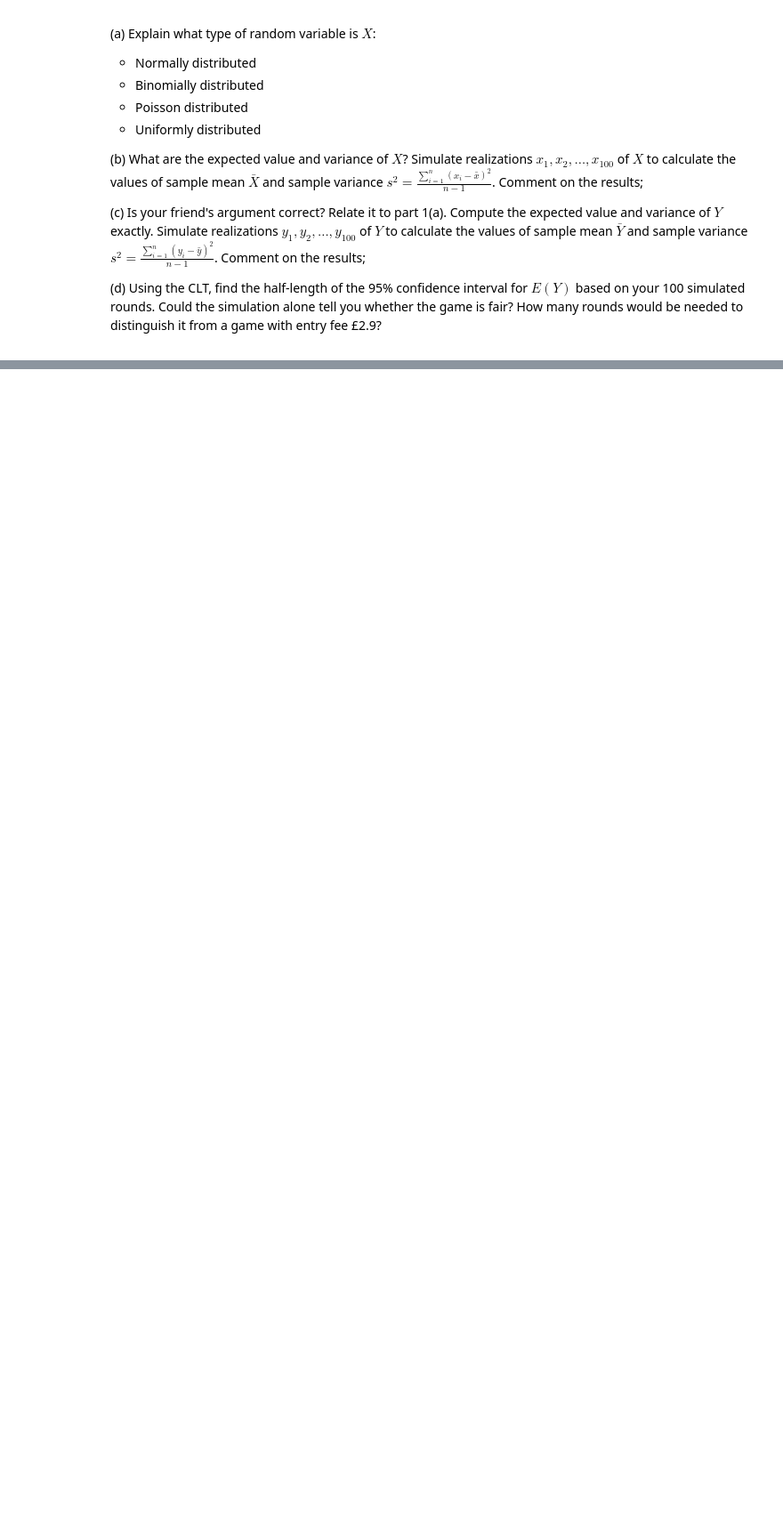
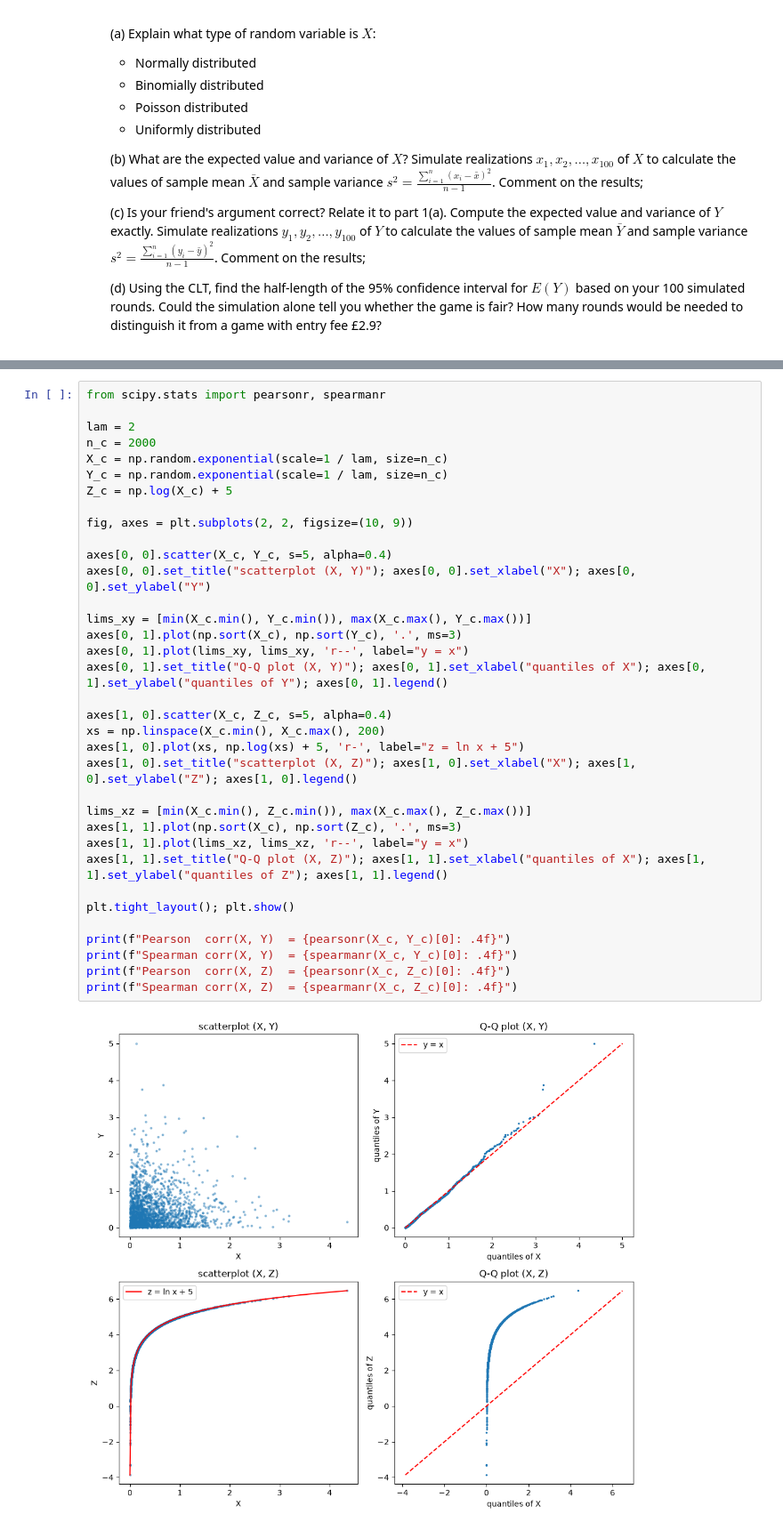
Before and after one commit to Levko0/PS-Lab2, a Jupyter notebook: RV_CLT_PS_Lab2_.ipynb, the cells around one changed output, grey strips where cells are left out. Shown at 89% size. Drawn from its saved outputs; the diff is of its cells as text; blank space fills up the shorter version.

```diff
--- a/RV_CLT_PS_Lab2_.ipynb
+++ b/RV_CLT_PS_Lab2_.ipynb
@@ -296,0 +429,37 @@ This task consists of two parts:
+# %%
+from scipy.stats import pearsonr, spearmanr
+
+lam = 2
+n_c = 2000
+X_c = np.random.exponential(scale=1 / lam, size=n_c)
+Y_c = np.random.exponential(scale=1 / lam, size=n_c)
+Z_c = np.log(X_c) + 5
+
+fig, axes = plt.subplots(2, 2, figsize=(10, 9))
+
+axes[0, 0].scatter(X_c, Y_c, s=5, alpha=0.4)
+axes[0, 0].set_title("scatterplot (X, Y)"); axes[0, 0].set_xlabel("X"); axes[0, 0].set_ylabel("Y")
+
+lims_xy = [min(X_c.min(), Y_c.min()), max(X_c.max(), Y_c.max())]
+axes[0, 1].plot(np.sort(X_c), np.sort(Y_c), '.', ms=3)
+axes[0, 1].plot(lims_xy, lims_xy, 'r--', label="y = x")
+axes[0, 1].set_title("Q-Q plot (X, Y)"); axes[0, 1].set_xlabel("quantiles of X"); axes[0, 1].set_ylabel("quantiles of Y"); axes[0, 1].legend()
+
+axes[1, 0].scatter(X_c, Z_c, s=5, alpha=0.4)
+xs = np.linspace(X_c.min(), X_c.max(), 200)
+axes[1, 0].plot(xs, np.log(xs) + 5, 'r-', label="z = ln x + 5")
+axes[1, 0].set_title("scatterplot (X, Z)"); axes[1, 0].set_xlabel("X"); axes[1, 0].set_ylabel("Z"); axes[1, 0].legend()
+
+lims_xz = [min(X_c.min(), Z_c.min()), max(X_c.max(), Z_c.max())]
+axes[1, 1].plot(np.sort(X_c), np.sort(Z_c), '.', ms=3)
+axes[1, 1].plot(lims_xz, lims_xz, 'r--', label="y = x")
+axes[1, 1].set_title("Q-Q plot (X, Z)"); axes[1, 1].set_xlabel("quantiles of X"); axes[1, 1].set_ylabel("quantiles of Z"); axes[1, 1].legend()
+
+plt.tight_layout(); plt.show()
+
+print(f"Pearson  corr(X, Y)  = {pearsonr(X_c, Y_c)[0]: .4f}")
+print(f"Spearman corr(X, Y)  = {spearmanr(X_c, Y_c)[0]: .4f}")
+print(f"Pearson  corr(X, Z)  = {pearsonr(X_c, Z_c)[0]: .4f}")
+print(f"Spearman corr(X, Z)  = {spearmanr(X_c, Z_c)[0]: .4f}")
+# %% [output]
+[figure, added]
```
Also changed, not shown: parts of 25 cells of this notebook.
